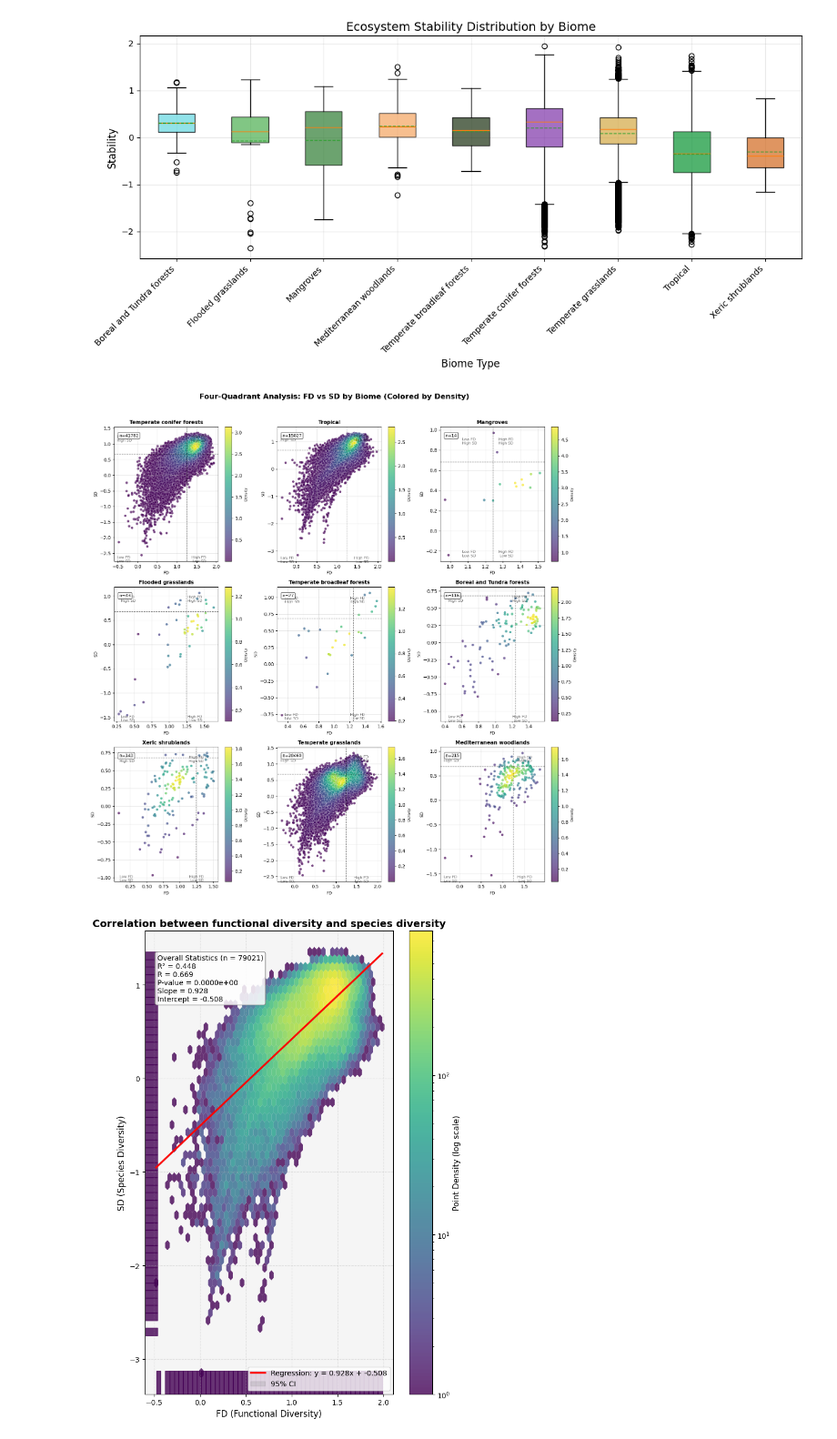
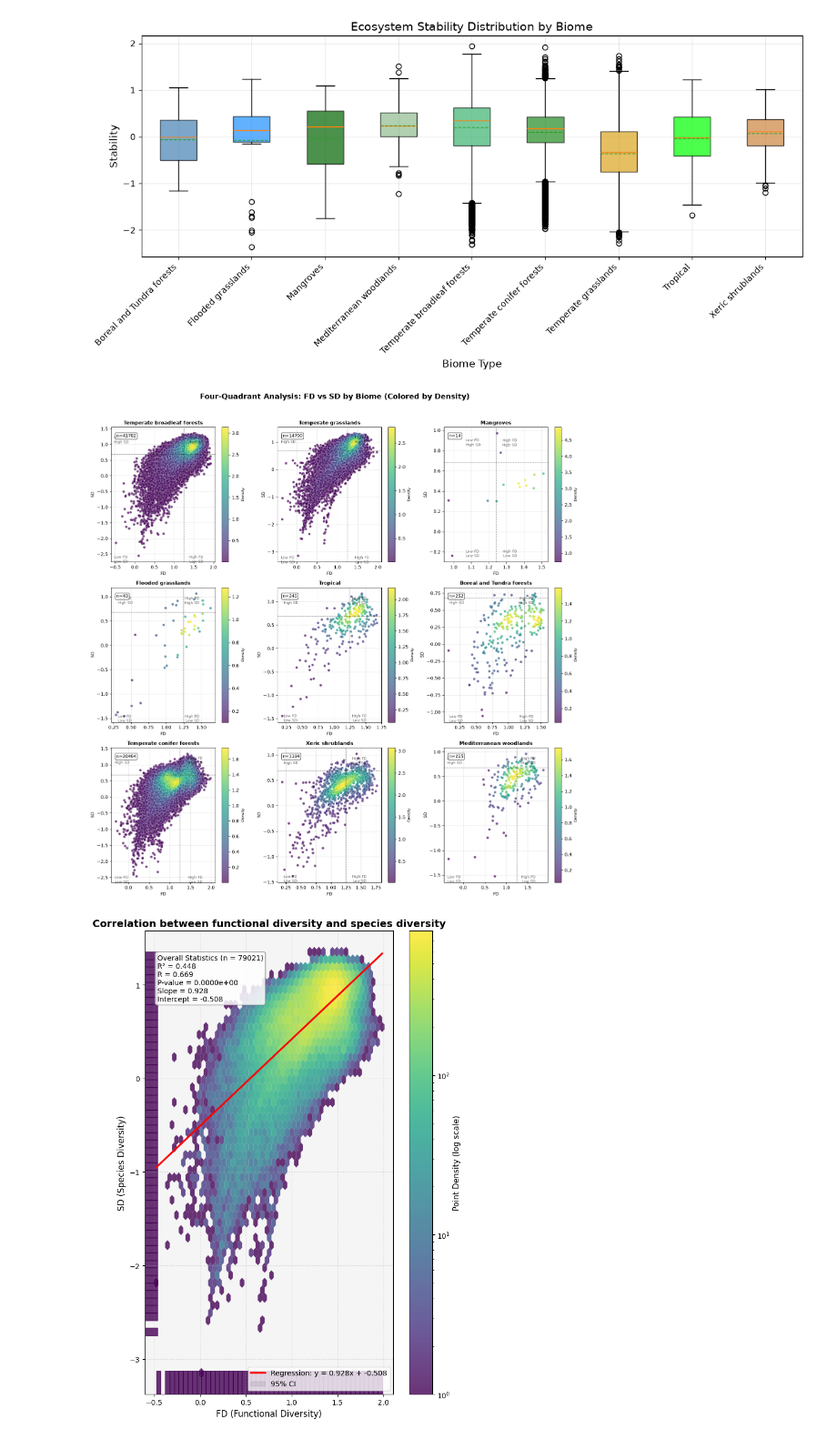
Before and after one commit to qiulinlx/FD_Stability, a Jupyter notebook: visualisations.ipynb, the cells around one changed output. Shown at 91% size. Cells and saved outputs as stored; diff of their text form; code cells hidden in the pictures.

```diff
--- a/visualisations.ipynb
+++ b/visualisations.ipynb
@@ -6,2 +7,2 @@ import matplotlib.pyplot as plt
 # %%
-fd_df = pd.read_csv('data/final/final_dataset.csv')
+fd_df = pd.read_csv('data/final/final_dataset_with_aridity.csv')
@@ -8,3 +20,6 @@ fd_df = pd.read_csv('data/final/final_dataset.csv')
+# %%
+fd_df.dropna(subset=['Raos_Q', 'Functional_Evenness', 'Functional_Divergences','Species Richness', 'Shannon Diversity',
+       "Simpson's Index", 'Shannon Equitabiltiy Index'], inplace=True)
 # %%
 fd_df['biome'].value_counts(dropna=False)
 # %% [output]
@@ -21,8 +36,7 @@ Temperate broadleaf forests       27
 Mangroves                         14
 Name: count, dtype: int64
 # %%
-fd_df.drop(columns=['managed', 'ownership',
-       'managed.1'], inplace=True)
-fd_df.dropna(inplace=True)
+# fd_df.drop(columns=['managed', 'ownership',
+#        'managed.1'], inplace=True)
 # %%
 biome_mapping = {
@@ -168,18 +193,18 @@ fig.write_html("figures/map_scattergeo_density.html")
 # %%
 # Create boxplot
-plt.figure(figsize=(12, 6))
+fig, ax = plt.subplots(figsize=(12, 6))
+
 
 # Get biomes in order
-biomes = fd_df['biome_name'].dropna().unique()
+biomes = fd_df['biome'].dropna().unique()
 biomes = sorted(biomes)
 
 # Create list of colors in same order
 colors = [biome_colors[b] for b in biomes]
 
 # Create boxplot
-bp = plt.boxplot(
-    [fd_df[fd_df['biome_name'] == b]['transformed npp'].dropna() for b in biomes],
-    labels=biomes,
+bp = ax.boxplot(
+    [fd_df[fd_df['biome'] == b]['transformed npp'].dropna() for b in biomes],
     patch_artist=True,  # Fill boxes with color
     showmeans=True,
     meanline=True
@@ -191,17 +216,17 @@ for patch, color in zip(bp['boxes'], colors):
     patch.set_alpha(0.7)
 
 # Customize plot
-plt.xticks(rotation=45, ha='right')
-plt.xlabel('Biome Type', fontsize=12)
-plt.ylabel('Stability', fontsize=12)
-plt.title('Ecosystem Stability Distribution by Biome', fontsize=14)
-plt.grid(True, alpha=0.3)
+ax.set_xticklabels(biomes, rotation=45, ha='right')
+ax.set_xlabel('Biome Type', fontsize=12)
+ax.set_ylabel('Stability', fontsize=12)
+ax.set_title('Ecosystem Stability Distribution by Biome', fontsize=14)
+ax.grid(True, alpha=0.3)
 
 plt.tight_layout()
 plt.savefig('npp_boxplots.png', dpi=300, bbox_inches='tight')
 plt.show()
 # %% [output]
-[figure, old version]
+[figure, new version]
 # %%
 fd_df['FD']= np.log(fd_df['Raos_Q'] + fd_df['Functional_Evenness'])
 fd_df['SD']= np.log(fd_df['Shannon Diversity'] + fd_df["Simpson's Index"])
@@ -233,7 +258,7 @@ fd_df['quadrant'] = fd_df.apply(
 )
 
 # Get unique biomes
-biomes = fd_df['biome_name'].dropna().unique()
+biomes = fd_df['biome'].dropna().unique()
 n_biomes = len(biomes)
 n_cols = min(3, n_biomes)
 n_rows = (n_biomes + n_cols - 1) // n_cols
@@ -262,7 +287,7 @@ def get_density(x, y):
 
 for idx, biome in enumerate(biomes):
     ax = axes[idx]
-    subset = fd_df[fd_df['biome_name'] == biome]
+    subset = fd_df[fd_df['biome'] == biome]
 
     if len(subset) >= 4:
         # Calculate density for coloring
@@ -298,34 +323,34 @@ for idx, biome in enumerate(biomes):
         ax.text(0.05, 0.95, f'n={len(subset)}', transform=ax.transAxes,
                 fontsize=9, verticalalignment='top',
                 bbox=dict(boxstyle='round', facecolor='white', alpha=0.7))
 
         # Add colorbar for density
         cbar = plt.colorbar(scatter, ax=ax)
         cbar.set_label('Density', fontsize=8)
 
         ax.set_title(biome, fontsize=11, fontweight='bold')
         ax.set_xlabel('FD', fontsize=9)
         ax.set_ylabel('SD', fontsize=9)
         ax.grid(True, alpha=0.3)
 
     else:
         ax.text(0.5, 0.5, f'Insufficient data\nn={len(subset)}',
                ha='center', va='center', transform=ax.transAxes)
         ax.set_title(f'{biome}\nn={len(subset)}', fontsize=11)
         ax.set_xlabel('FD', fontsize=9)
         ax.set_ylabel('SD', fontsize=9)
 
 # Remove empty subplots
 for idx in range(len(biomes), len(axes)):
     fig.delaxes(axes[idx])
 
 plt.suptitle('Four-Quadrant Analysis: FD vs SD by Biome (Colored by Density)',
              fontsize=16, fontweight='bold', y=1.02)
 plt.tight_layout()
 plt.savefig('figures/quadrant_by_biome_density.png', dpi=300, bbox_inches='tight')
 plt.show()
 # %% [output]
-[figure, old version]
+[figure, new version]
 # %%
 import matplotlib.pyplot as plt
 import numpy as np
```
Also changed, not shown: parts of 7 cells of this notebook, 6 other files.
